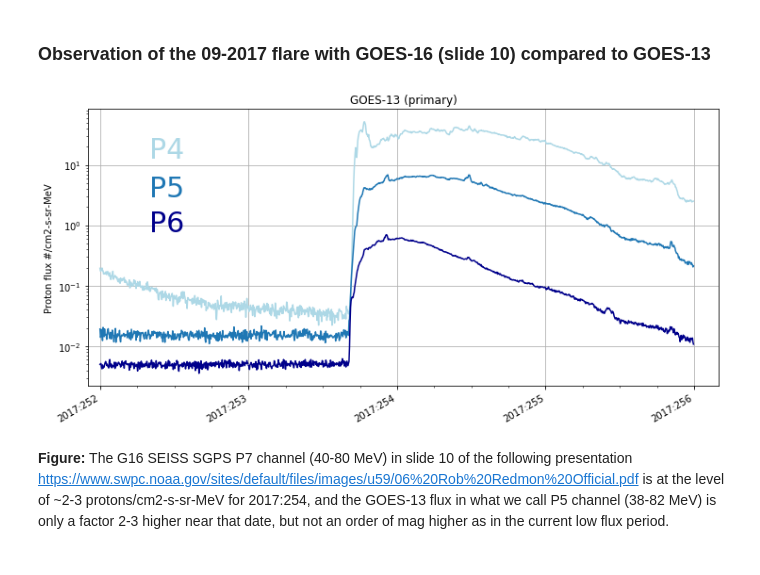
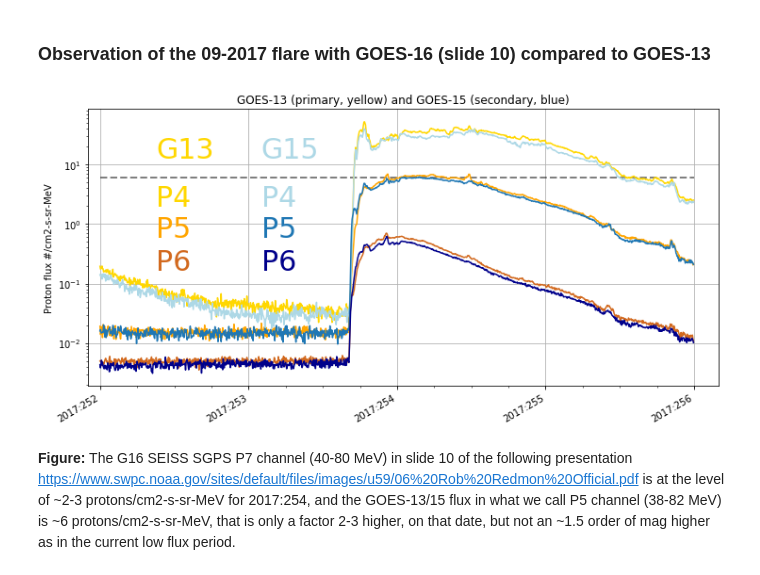
Before and after one commit to chandra-mta/mtanb, a Jupyter notebook: g16-hrc-proxy/goes-14.ipynb, the cells around one changed output. Saved outputs shown, nothing was run; the diff lists cells and outputs as text; code cells hidden in the pictures.

Commit message:
Added linear plots or HRC shield and P4-6 comparison, added G13/15 around 2017 flare

```diff
--- a/g16-hrc-proxy/goes-14.ipynb
+++ b/g16-hrc-proxy/goes-14.ipynb
@@ -259,27 +259,36 @@ for date in range(date1, date2):
 # %%
 t1 = DateTime('2017:251:22:00:00').plotdate
 t2 = DateTime('2017:256:04:00:00').plotdate
 
 plt.figure(figsize=(12, 6))
 # GOES 13, primary
 for dat in primary:
+    plot_cxctime(DateTime(dat['date'], format='fits').secs, dat['P4'], color='gold')
+    plot_cxctime(DateTime(dat['date'], format='fits').secs, dat['P5'], color='orange')
+    plot_cxctime(DateTime(dat['date'], format='fits').secs, dat['P6'], color='chocolate')
+# GOES 15
+for dat in secondary:
     plot_cxctime(DateTime(dat['date'], format='fits').secs, dat['P4'], color='lightblue')
     plot_cxctime(DateTime(dat['date'], format='fits').secs, dat['P5'], color='C0')
     plot_cxctime(DateTime(dat['date'], format='fits').secs, dat['P6'], color='darkblue')
-# GOES 15
-# for dat in secondary:
-#     plot_cxctime(DateTime(dat['date'], format='fits').secs, dat['P5'], label='G15')
 plt.yscale('log')
 plt.ylabel('Proton flux #/cm2-s-sr-MeV')
-plt.title('GOES-13 (primary)')
-plt.text(DateTime('2017:252:08:00:00').plotdate, 13, 'P4', fontsize=30, color='lightblue')
-plt.text(DateTime('2017:252:08:00:00').plotdate, 3, 'P5', fontsize=30, color='C0')
-plt.text(DateTime('2017:252:08:00:00').plotdate, 0.8, 'P6', fontsize=30, color='darkblue')
+plt.title('GOES-13 (primary, yellow) and GOES-15 (secondary, blue)')
+plt.text(DateTime('2017:252:09:00:00').plotdate, 13, 'G13', fontsize=30, color='gold')
+plt.text(DateTime('2017:252:09:00:00').plotdate, 2, 'P4', fontsize=30, color='gold')
+plt.text(DateTime('2017:252:09:00:00').plotdate, 0.6, 'P5', fontsize=30, color='orange')
+plt.text(DateTime('2017:252:09:00:00').plotdate, 0.17, 'P6', fontsize=30, color='chocolate')
+plt.text(DateTime('2017:253:02:00:00').plotdate, 13, 'G15', fontsize=30, color='lightblue')
+plt.text(DateTime('2017:253:02:00:00').plotdate, 2, 'P4', fontsize=30, color='lightblue')
+plt.text(DateTime('2017:253:02:00:00').plotdate, 0.6, 'P5', fontsize=30, color='C0')
+plt.text(DateTime('2017:253:02:00:00').plotdate, 0.17, 'P6', fontsize=30, color='darkblue')
+plt.hlines([6], DateTime('2017:252:00:00:00').plotdate, DateTime('2017:256:00:00:00').plotdate,
+           linestyle='--', linewidth=2, alpha=0.5)
 plt.xlim(t1, t2)
 plt.grid()
 # %% [output]
-[figure, old version]
+[figure, new version]
 # %% [markdown]
 __Figure:__ The G16 SEISS SGPS P7 channel (40-80 MeV) in slide 10 of the following presentation
 https://www.swpc.noaa.gov/sites/default/files/images/u59/06%20Rob%20Redmon%20Official.pdf
-is at the level of ~2-3 protons/cm2-s-sr-MeV for 2017:254, and the GOES-13 flux in what we call P5 channel (38-82 MeV) is only a factor 2-3 higher near that date, but not an order of mag higher as in the current low flux period.
+is at the level of ~2-3 protons/cm2-s-sr-MeV for 2017:254, and the GOES-13/15 flux in what we call P5 channel (38-82 MeV) is ~6 protons/cm2-s-sr-MeV, that is only a factor 2-3 higher, on that date, but not an ~1.5 order of mag higher as in the current low flux period.
```
Also changed, not shown: 1 other file.
